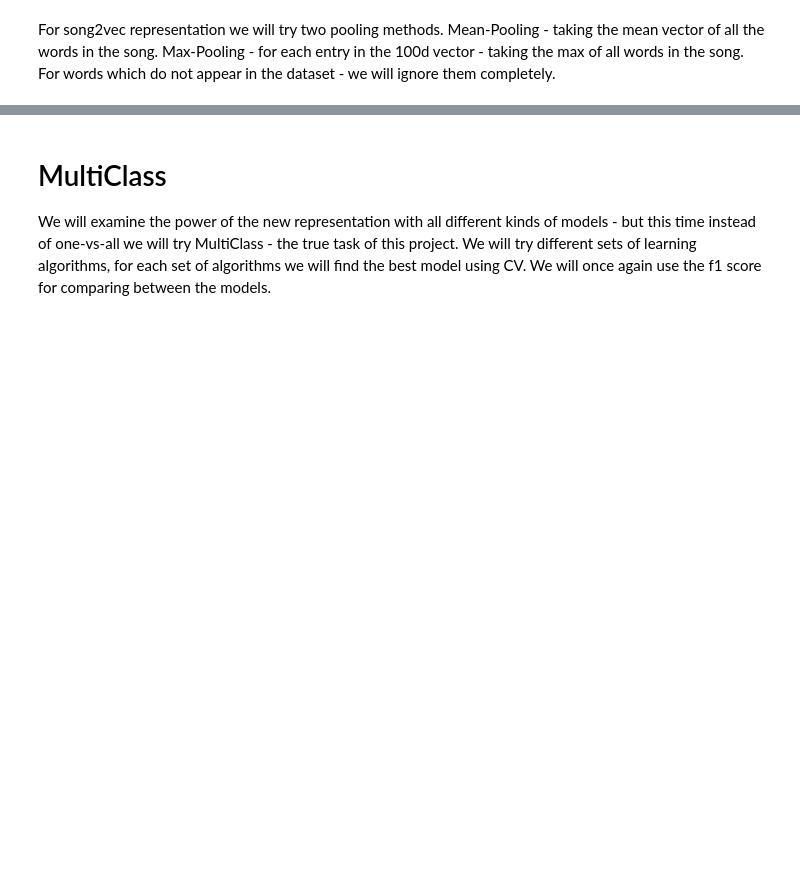
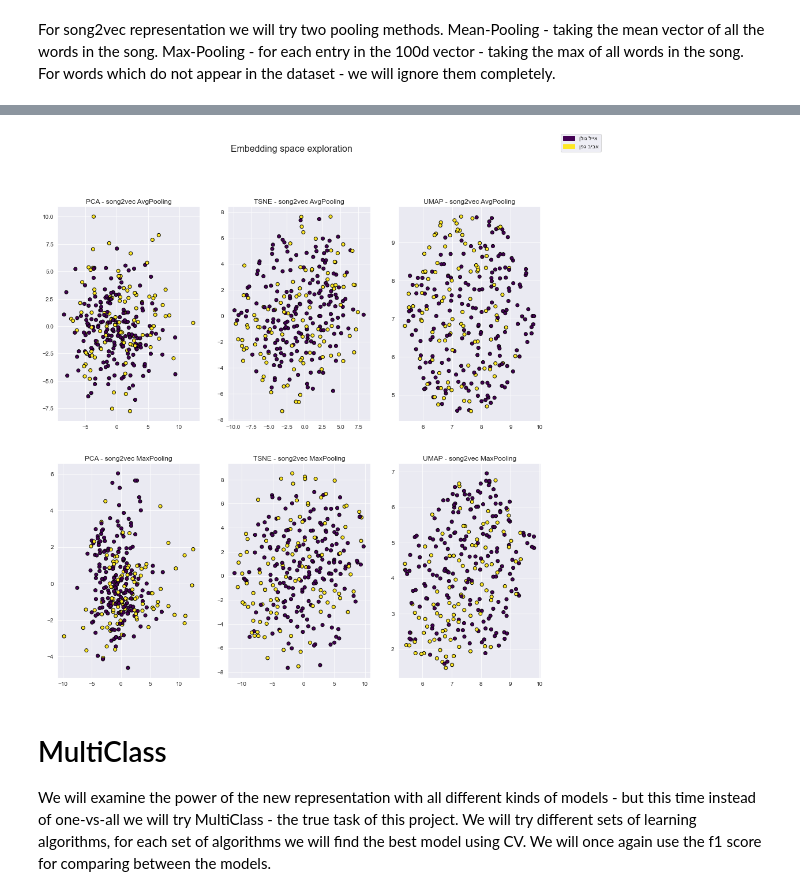
Before and after one commit to Bidusa-Kashani/MelodyMaster, a Jupyter notebook: 03 - song2vec & Multiclass/03 - song2vec & Multiclass.ipynb, the cells around one changed output, grey strips where cells are left out. Saved outputs shown, nothing was run; the diff lists cells and outputs as text; code cells hidden in the pictures; blank space fills up the shorter version.

```diff
--- a/03 - song2vec & Multiclass/03 - song2vec & Multiclass.ipynb
+++ b/03 - song2vec & Multiclass/03 - song2vec & Multiclass.ipynb
@@ -35,3 +38,11 @@ Vocabulary length is: 62178
+# %%
+from sklearn.model_selection import train_test_split
+artists = train_df['artist']
+all_but_artists = train_df[['lyrics','lyrics_as_list','song_name','url','words count','unique words count']]
+
+X_train, X_test, y_train, y_test = train_test_split(all_but_artists, artists, test_size=0.2, stratify=artists)
+train_df = pd.DataFrame(np.c_[ X_train,y_train], columns = ['lyrics','lyrics_as_list','song_name','url','words count','unique words count','artist'])
+val_df = pd.DataFrame(np.c_[ X_test,y_test], columns = ['lyrics','lyrics_as_list','song_name','url','words count','unique words count','artist'])
 # %% [markdown]
 ## Song2Vec
 The Song2Vec representation (s2v from now) is based on the [word2vec](https://en.wikipedia.org/wiki/Word2vec) representation for words - a representation that relies on context.
@@ -196,3 +211,55 @@ train_df['song2vec_max'] = train_df['lyrics_as_list'].map(lambda l: np.max([w2v[
+# %%
+from sklearn.decomposition import PCA
+from sklearn.manifold import TSNE
+from umap import UMAP
+from sklearn.preprocessing import StandardScaler
+from sklearn.pipeline import Pipeline
+from matplotlib import patches as mpatches
+
+#artists_to_project = ["אייל גולן", "אביב גפן", "יהודית רביץ"]
+artists_to_project = ["אייל גולן", "אביב גפן"]
+songs_to_project = train_df['artist'].isin(artists_to_project)
+labels = [artists_to_project.index(a) for a in train_df['artist'][songs_to_project]]
+cmap = plt.cm.get_cmap('viridis', len(artists_to_project))
+
+pca = PCA(n_components=2)
+tsne = TSNE(n_components=2)
+umap = UMAP(n_components=2)
+
+pca = Pipeline([('scaler', StandardScaler()), ('pca', pca)])
+tsne = Pipeline([('scaler', StandardScaler()), ('tsne', tsne)])
+umap = Pipeline([('scaler', StandardScaler()), ('umap', umap)])
+
+pca_s2v_mean = pca.fit_transform(train_df['song2vec_mean'][songs_to_project].to_list())
+tsne_s2v_mean = tsne.fit_transform(np.array(train_df['song2vec_mean'][songs_to_project].to_list()))
+umap_s2v_mean = umap.fit_transform(train_df['song2vec_mean'][songs_to_project].to_list())
+
+pca_s2v_max = pca.fit_transform(train_df['song2vec_max'][songs_to_project].to_list())
+tsne_s2v_max = tsne.fit_transform(np.array(train_df['song2vec_max'][songs_to_project].to_list()))
+umap_s2v_max = umap.fit_transform(train_df['song2vec_max'][songs_to_project].to_list())
+
+fig, axes = plt.subplots(2, 3, figsize=(15, 15))
+fig.suptitle('Embedding space exploration', fontsize=16)
+fig.legend(
+    handles=[mpatches.Patch(color=cmap(i), label=artists_to_project[i][::-1]) for i in range(len(artists_to_project))],
+    loc='upper right')
+axes[0, 0].set_title('PCA - song2vec AvgPooling')
+axes[0, 0].scatter(pca_s2v_mean[:, 0], pca_s2v_mean[:, 1], c=labels, cmap=cmap, edgecolor='k')
+axes[0, 1].set_title('TSNE - song2vec AvgPooling')
+axes[0, 1].scatter(tsne_s2v_mean[:, 0], tsne_s2v_mean[:, 1], c=labels, cmap=cmap, edgecolor='k')
+axes[0, 2].set_title('UMAP - song2vec AvgPooling')
+axes[0, 2].scatter(umap_s2v_mean[:, 0], umap_s2v_mean[:, 1], c=labels, cmap=cmap, edgecolor='k')
+
+axes[1, 0].set_title('PCA - song2vec MaxPooling')
+axes[1, 0].scatter(pca_s2v_max[:, 0], pca_s2v_max[:, 1], c=labels, cmap=cmap, edgecolor='k')
+axes[1, 1].set_title('TSNE - song2vec MaxPooling')
+axes[1, 1].scatter(tsne_s2v_max[:, 0], tsne_s2v_max[:, 1], c=labels, cmap=cmap, edgecolor='k')
+axes[1, 2].set_title('UMAP - song2vec MaxPooling')
+axes[1, 2].scatter(umap_s2v_max[:, 0], umap_s2v_max[:, 1], c=labels, cmap=cmap, edgecolor='k')
+
+plt.show()
+# %% [output]
+[figure, added]
 # %% [markdown]
 # MultiClass
 We will examine the power of the new representation with all different kinds of models - but this time instead of one-vs-all we will try MultiClass - the true task of this project.
```
Also changed, not shown: parts of 21 cells of this notebook, 4 other files.
